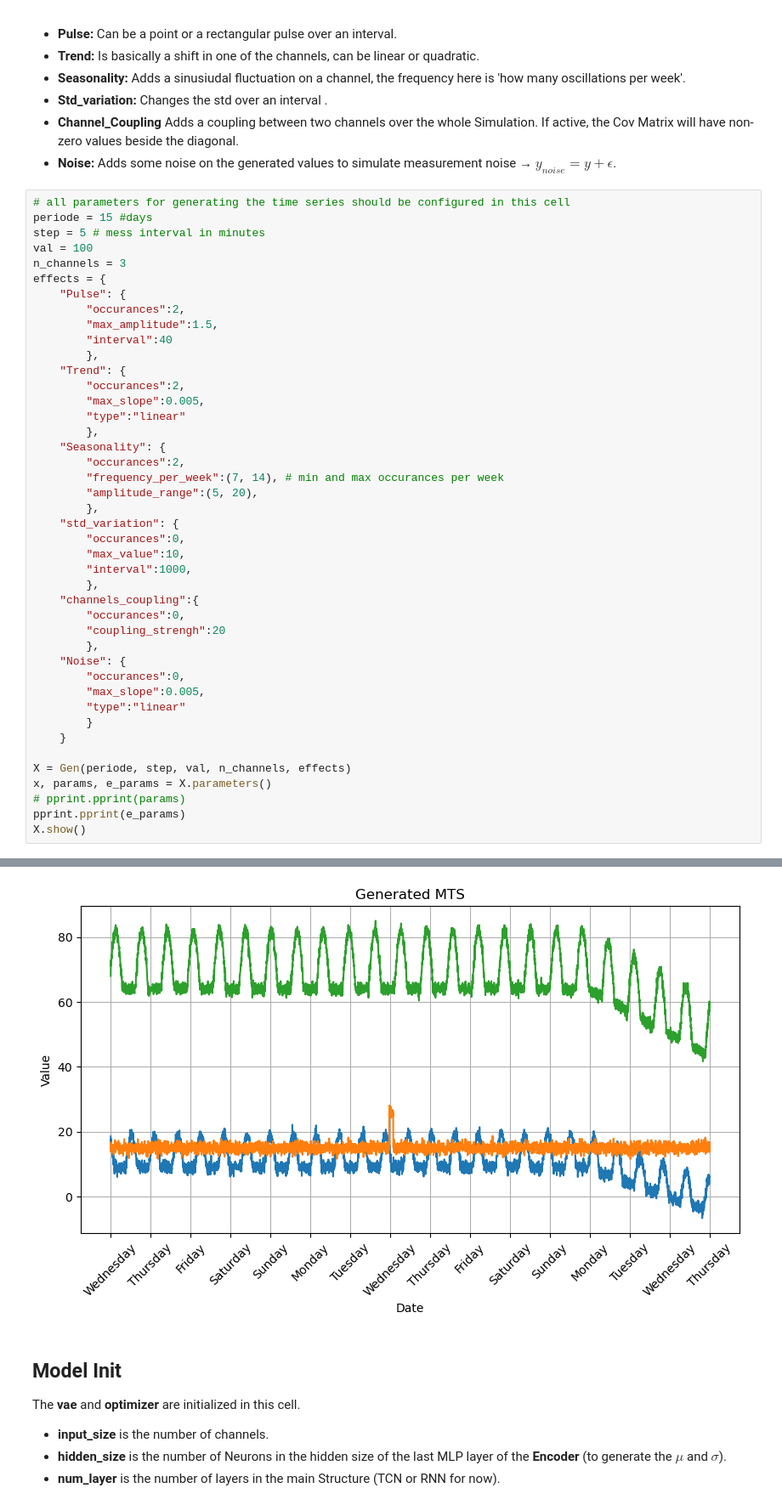
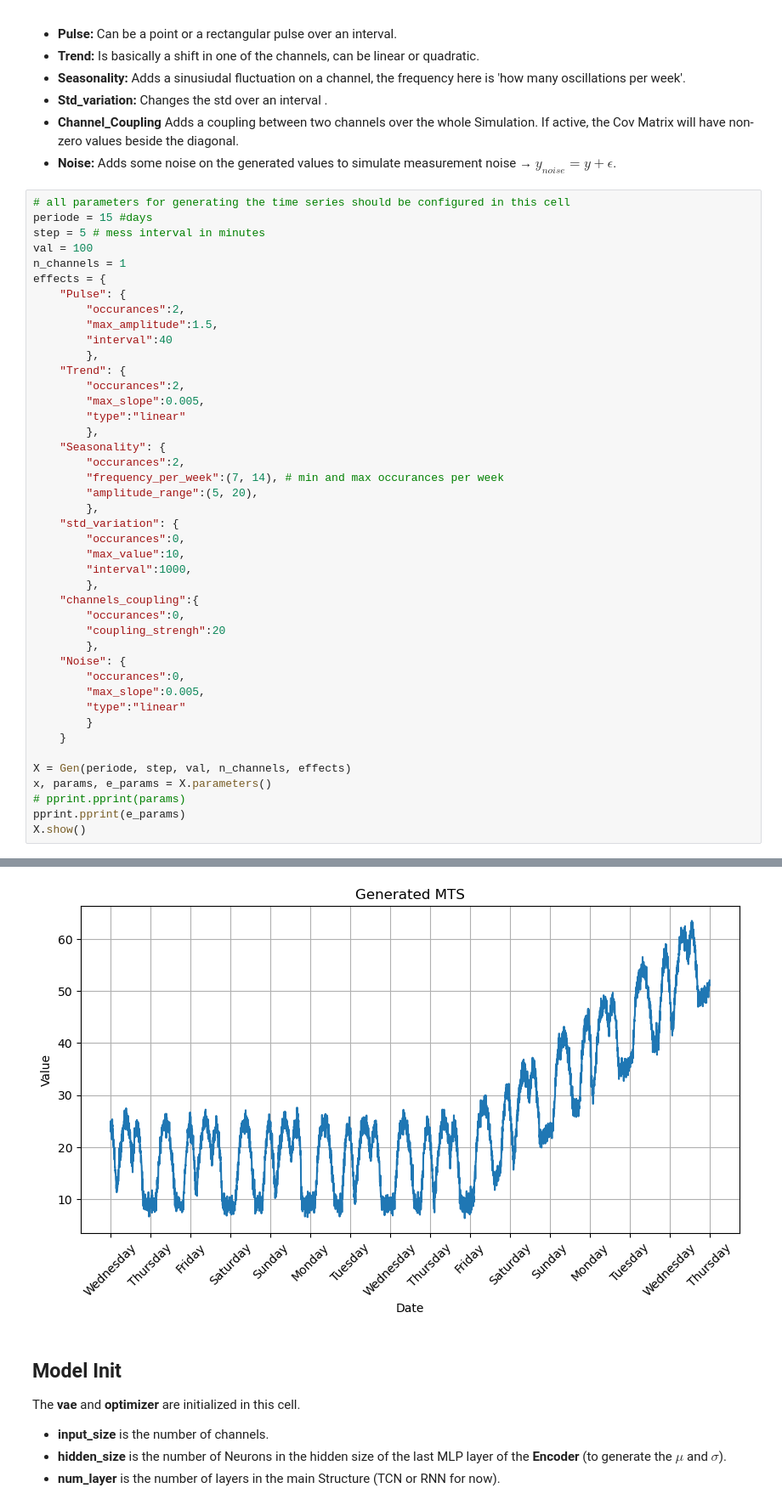
Before and after one commit to AnisKadri/VAE, a Jupyter notebook: draft_pipe.ipynb, the cells around one changed output, grey strips where cells are left out. Shown at 85% size. Cells and saved outputs as stored; diff of their text form.

```diff
--- a/draft_pipe.ipynb
+++ b/draft_pipe.ipynb
@@ -48,7 +50,7 @@ All Effect but the **Noise** are applied on the mean and std level (internal) an
 periode = 15 #days
 step = 5 # mess interval in minutes
 val = 100
-n_channels = 3
+n_channels = 1
 effects = {
     "Pulse": {
         "occurances":2,
@@ -103,4 +105,4 @@ X.show()
-[figure, old version]
+[figure, new version]
 # %% [markdown]
 ## Model Init
 The **vae** and **optimizer** are initialized in this cell.
```
Also changed, not shown: parts of 8 cells of this notebook, 3 other files.
